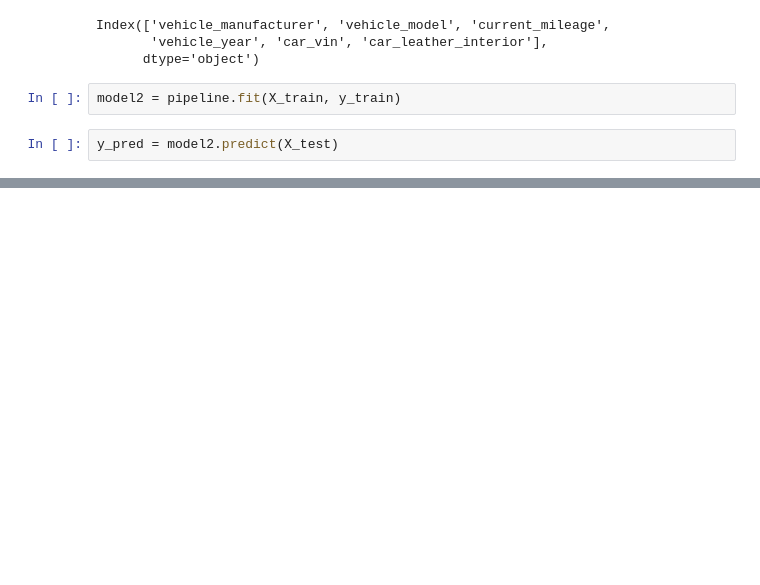
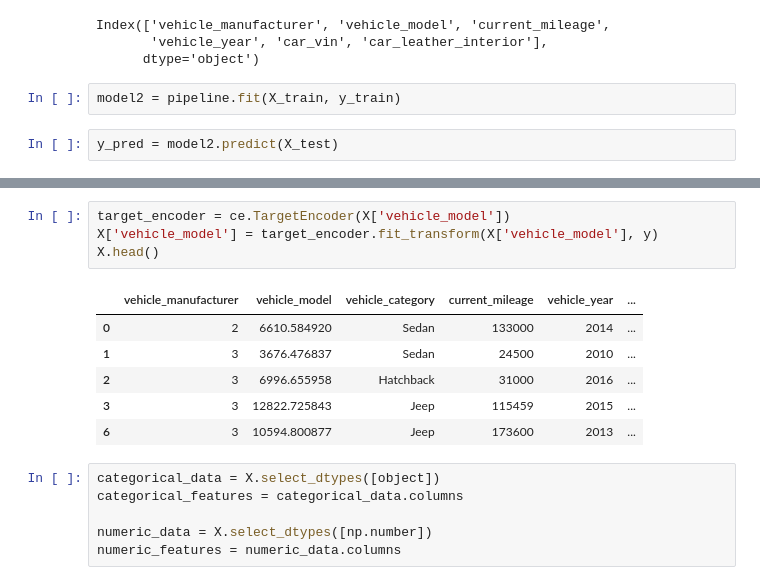
Before and after one commit to KiriruZaytsev/Car-Prices, a Jupyter notebook: solution.ipynb, the cells around one changed output, grey strips where cells are left out. Cells and saved outputs as stored; diff of their text form; blank space fills up the shorter version.

```diff
--- a/solution.ipynb
+++ b/solution.ipynb
@@ -406,0 +491,17 @@ X['vehicle_manufacturer'] = X['vehicle_manufacturer'].
+# %%
+target_encoder = ce.TargetEncoder(X['vehicle_model'])
+X['vehicle_model'] = target_encoder.fit_transform(X['vehicle_model'], y)
+X.head()
+# %% [output]
+|  | vehicle_manufacturer | vehicle_model | vehicle_category | current_mileage | vehicle_year | ... |
+| 0 | 2 | 6610.584920 | Sedan | 133000 | 2014 | ... |
+| 1 | 3 | 3676.476837 | Sedan | 24500 | 2010 | ... |
+| 2 | 3 | 6996.655958 | Hatchback | 31000 | 2016 | ... |
+| 3 | 3 | 12822.725843 | Jeep | 115459 | 2015 | ... |
+| 6 | 3 | 10594.800877 | Jeep | 173600 | 2013 | ... |
+# %%
+categorical_data = X.select_dtypes([object])
+categorical_features = categorical_data.columns
+
+numeric_data = X.select_dtypes([np.number])
+numeric_features = numeric_data.columns
```
Also changed, not shown: parts of 49 cells of this notebook.
